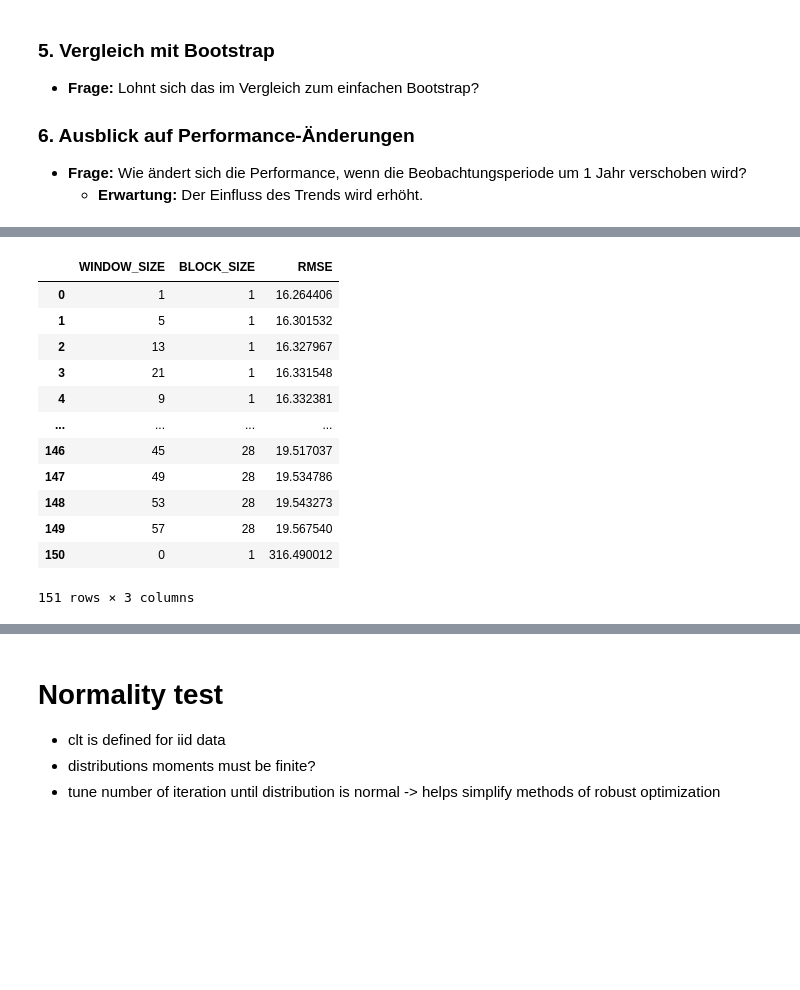
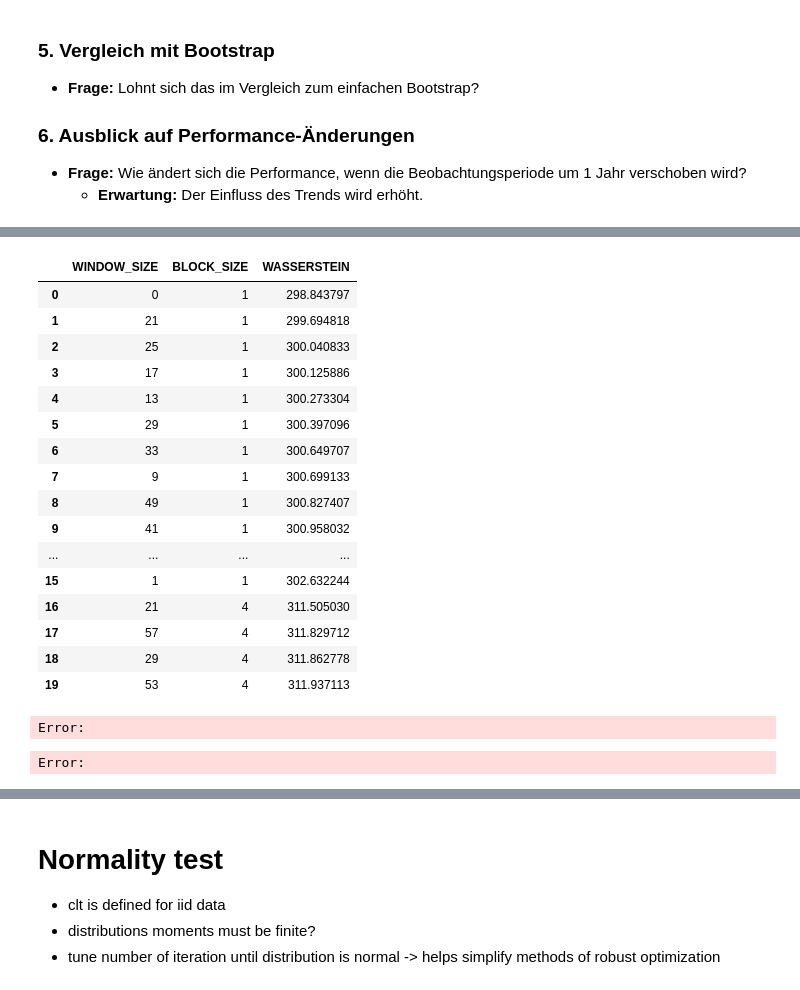
Before and after one commit to chrisnhr/Diplom, a Jupyter notebook: bootstrapping.ipynb, the cells around one changed output, grey strips where cells are left out. Cells and saved outputs as stored; diff of their text form; code cells hidden in the pictures; blank space fills up the shorter version.

```diff
--- a/bootstrapping.ipynb
+++ b/bootstrapping.ipynb
@@ -122,19 +138,25 @@ df_results.groupby(["WINDOW_SIZE", "BLOCK_SIZE"]).median().sort_values("RMSE").r
 # %%
-df_results.groupby(["WINDOW_SIZE", "BLOCK_SIZE"]).mean().sort_values("RMSE").reset_index()[["WINDOW_SIZE", "BLOCK_SIZE", "RMSE" ]]
+df_results.groupby(["WINDOW_SIZE", "BLOCK_SIZE"]).mean().sort_values("WASSERSTEIN").reset_index()[["WINDOW_SIZE", "BLOCK_SIZE", "WASSERSTEIN" ]].head(20)
 # %% [output]
-|  | WINDOW_SIZE | BLOCK_SIZE | RMSE |
-| 0 | 1 | 1 | 16.264406 |
-| 1 | 5 | 1 | 16.301532 |
-| 2 | 13 | 1 | 16.327967 |
-| 3 | 21 | 1 | 16.331548 |
-| 4 | 9 | 1 | 16.332381 |
+|  | WINDOW_SIZE | BLOCK_SIZE | WASSERSTEIN |
+| 0 | 0 | 1 | 298.843797 |
+| 1 | 21 | 1 | 299.694818 |
+| 2 | 25 | 1 | 300.040833 |
+| 3 | 17 | 1 | 300.125886 |
+| 4 | 13 | 1 | 300.273304 |
+| 5 | 29 | 1 | 300.397096 |
+| 6 | 33 | 1 | 300.649707 |
+| 7 | 9 | 1 | 300.699133 |
+| 8 | 49 | 1 | 300.827407 |
+| 9 | 41 | 1 | 300.958032 |
 | ... | ... | ... | ... |
-| 146 | 45 | 28 | 19.517037 |
-| 147 | 49 | 28 | 19.534786 |
-| 148 | 53 | 28 | 19.543273 |
-| 149 | 57 | 28 | 19.567540 |
-| 150 | 0 | 1 | 316.490012 |
+| 15 | 1 | 1 | 302.632244 |
+| 16 | 21 | 4 | 311.505030 |
+| 17 | 57 | 4 | 311.829712 |
+| 18 | 29 | 4 | 311.862778 |
+| 19 | 53 | 4 | 311.937113 |
-151 rows × 3 columns
+Error:
+Error:
 # %%
 #2 größten ausreißer
 df_results.groupby(["TEST_ITEM_COMMUNICATIONKEY"]).mean().sort_values("RMSE", ascending=False).reset_index()[["TEST_ITEM_COMMUNICATIONKEY", "RMSE"]]
```
Also changed, not shown: parts of 17 cells of this notebook, 2 other files.
